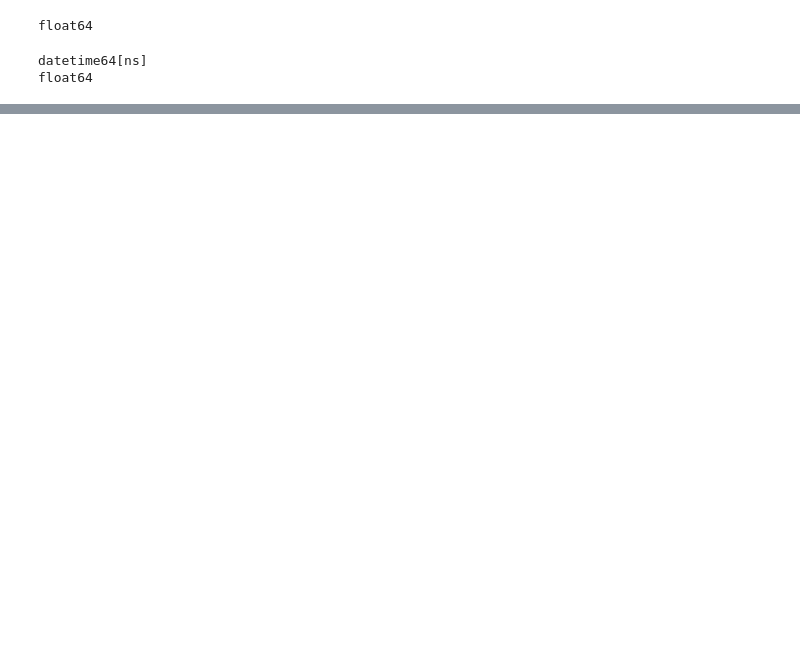
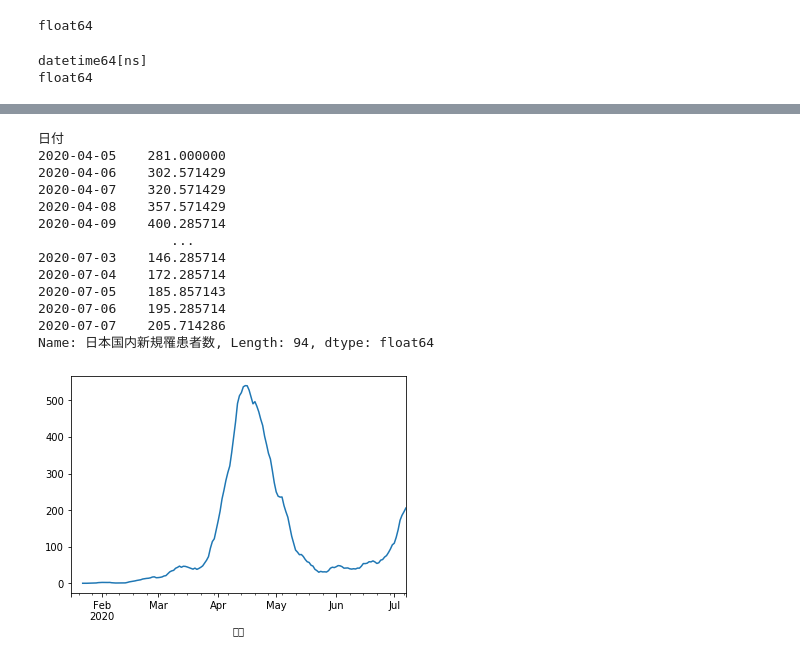
Before and after one commit to e185725/aaa, a Jupyter notebook: covid-199.ipynb, the cells around one changed output, grey strips where cells are left out. Cells and saved outputs as stored; diff of their text form; code cells hidden in the pictures; blank space fills up the shorter version.

```diff
--- a/covid-199.ipynb
+++ b/covid-199.ipynb
@@ -73,0 +85,21 @@ kansensya[:-6].plot()
+# %%
+kansensya.rolling(window = 7 ).mean().plot()
+
+move_mean = kansensya.rolling(window = 7).mean()
+
+move_mean[80:]
+# %% [output]
+日付
+2020-04-05    281.000000
+2020-04-06    302.571429
+2020-04-07    320.571429
+2020-04-08    357.571429
+2020-04-09    400.285714
+                 ...
+2020-07-03    146.285714
+2020-07-04    172.285714
+2020-07-05    185.857143
+2020-07-06    195.285714
+2020-07-07    205.714286
+Name: 日本国内新規罹患者数, Length: 94, dtype: float64
+[figure, added]
```
Also changed, not shown: parts of 67 cells of this notebook, 8 other files.
